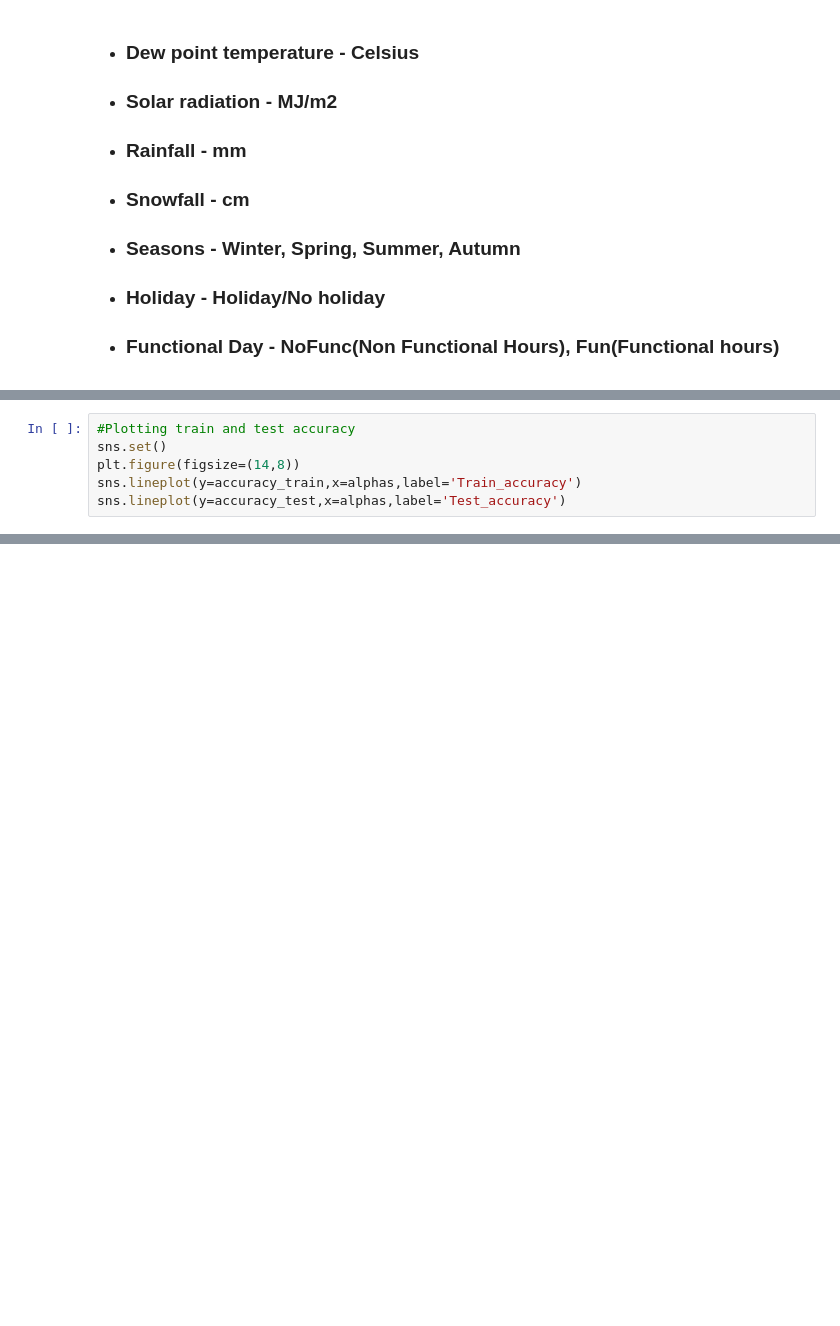
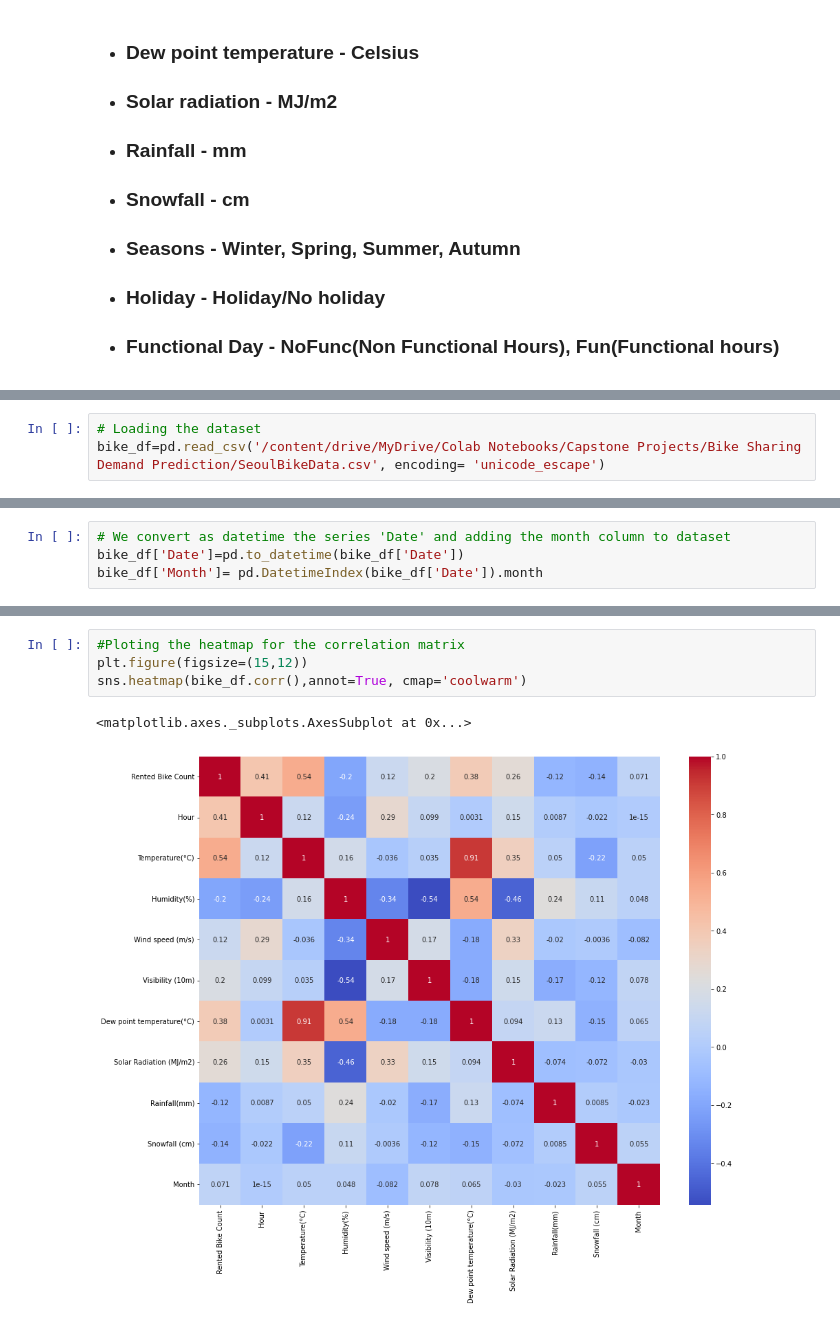
Before and after one commit to rohit-1026/Bike-Sharing-Demand-Prediction, a Jupyter notebook: Bike_Sharing_Demand_Prediction_Capstone_Project.ipynb, the cells around one changed output, grey strips where cells are left out. Cells and saved outputs as stored; diff of their text form; blank space fills up the shorter version.

```diff
--- a/Bike_Sharing_Demand_Prediction_Capstone_Project.ipynb
+++ b/Bike_Sharing_Demand_Prediction_Capstone_Project.ipynb
@@ -1644,6 +30,0 @@ alpha_at_max_test_accuracy=alphas[index_max_test_accuracy]
-# %%
-#Plotting train and test accuracy
-sns.set()
-plt.figure(figsize=(14,8))
-sns.lineplot(y=accuracy_train,x=alphas,label='Train_accuracy')
-sns.lineplot(y=accuracy_test,x=alphas,label='Test_accuracy')
@@ -2009,0 +50,3 @@ Rented Bike Count is very much dependent :-
+# %%
+# Loading the dataset
+bike_df=pd.read_csv('/content/drive/MyDrive/Colab Notebooks/Capstone Projects/Bike Sharing Demand Prediction/SeoulBikeData.csv', encoding= 'unicode_escape')
@@ -2009,0 +200,4 @@ Rented Bike Count is very much dependent :-
+# %%
+# We convert as datetime the series 'Date' and adding the month column to dataset
+bike_df['Date']=pd.to_datetime(bike_df['Date'])
+bike_df['Month']= pd.DatetimeIndex(bike_df['Date']).month
@@ -2009,0 +228,7 @@ Rented Bike Count is very much dependent :-
+# %%
+#Ploting the heatmap for the correlation matrix
+plt.figure(figsize=(15,12))
+sns.heatmap(bike_df.corr(),annot=True, cmap='coolwarm')
+# %% [output]
+<matplotlib.axes._subplots.AxesSubplot at 0x...>
+[figure, added]
```
Also changed, not shown: parts of 423 cells of this notebook.
